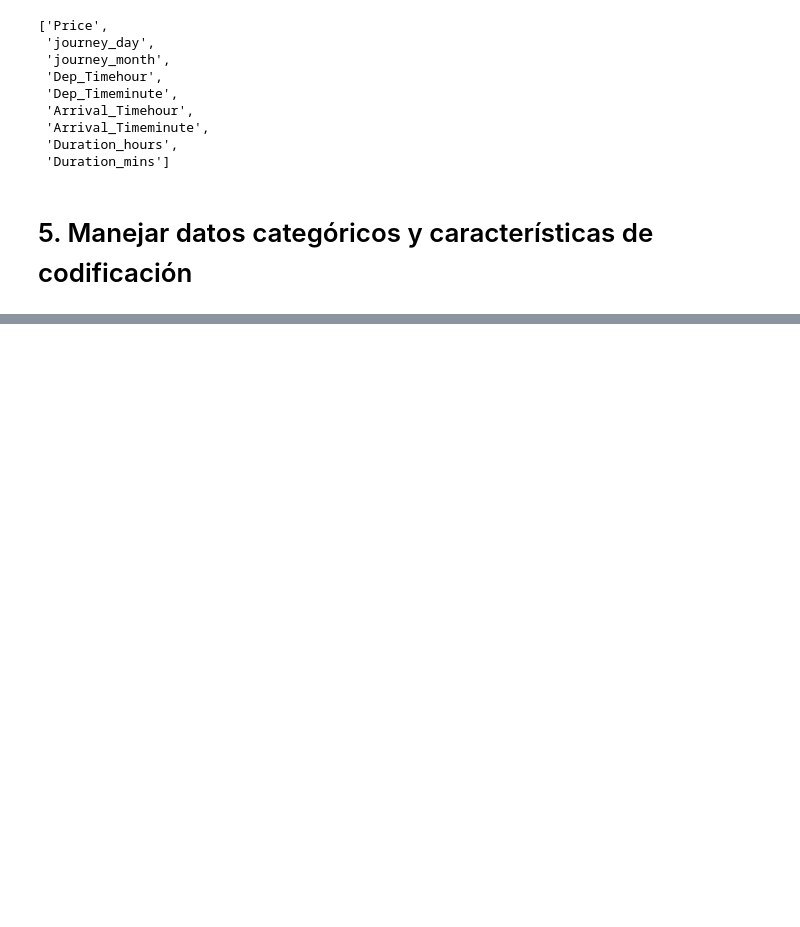
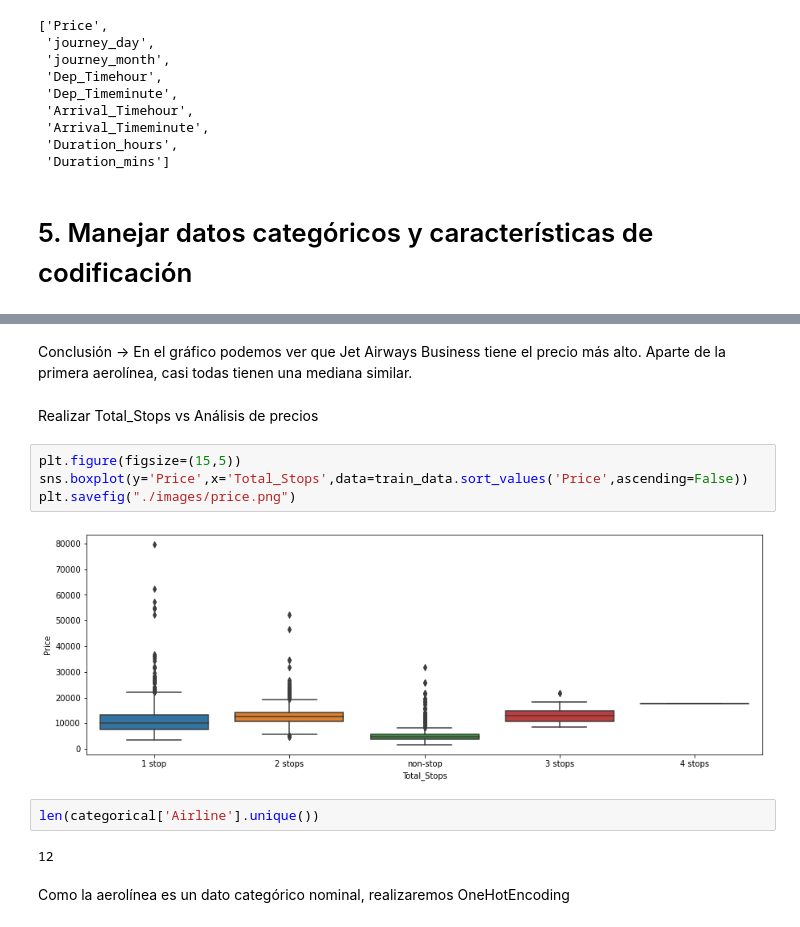
Before and after one commit to Data-Analysis-Projects-Udemy/Project-6-Predict-Fare-of-Airlines-, a Jupyter notebook: flight_price_deploy.ipynb, the cells around one changed output, grey strips where cells are left out. Drawn from its saved outputs; the diff is of its cells as text; blank space fills up the shorter version.

```diff
--- a/flight_price_deploy.ipynb
+++ b/flight_price_deploy.ipynb
@@ -251,0 +293,16 @@ cont_col
+# %% [markdown]
+Conclusión -> En el gráfico podemos ver que Jet Airways Business tiene el precio más alto. Aparte de la primera aerolínea, casi todas tienen una mediana similar.
+# %% [markdown]
+Realizar Total_Stops vs Análisis de precios
+# %%
+plt.figure(figsize=(15,5))
+sns.boxplot(y='Price',x='Total_Stops',data=train_data.sort_values('Price',ascending=False))
+plt.savefig("./images/price.png")
+# %% [output]
+[figure, added]
+# %%
+len(categorical['Airline'].unique())
+# %% [output]
+12
+# %% [markdown]
+Como la aerolínea es un dato categórico nominal, realizaremos OneHotEncoding
```
Also changed, not shown: parts of 24 cells of this notebook, 9 other files.
